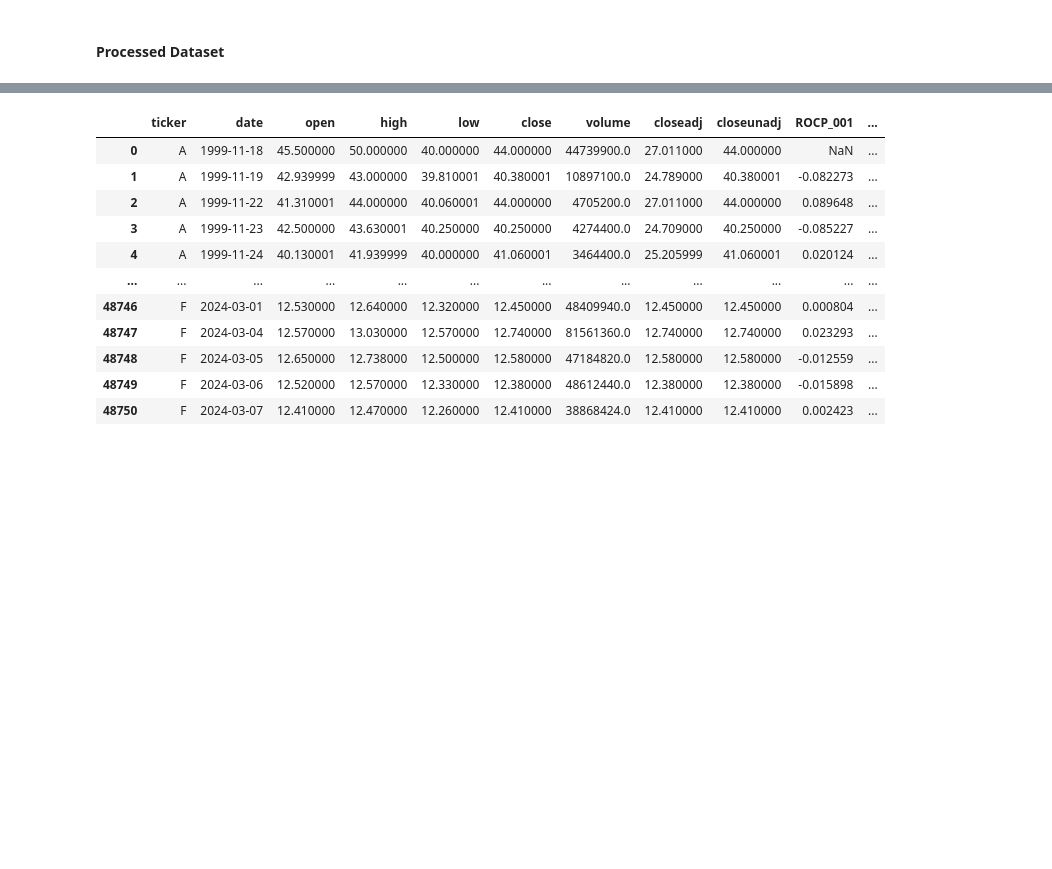
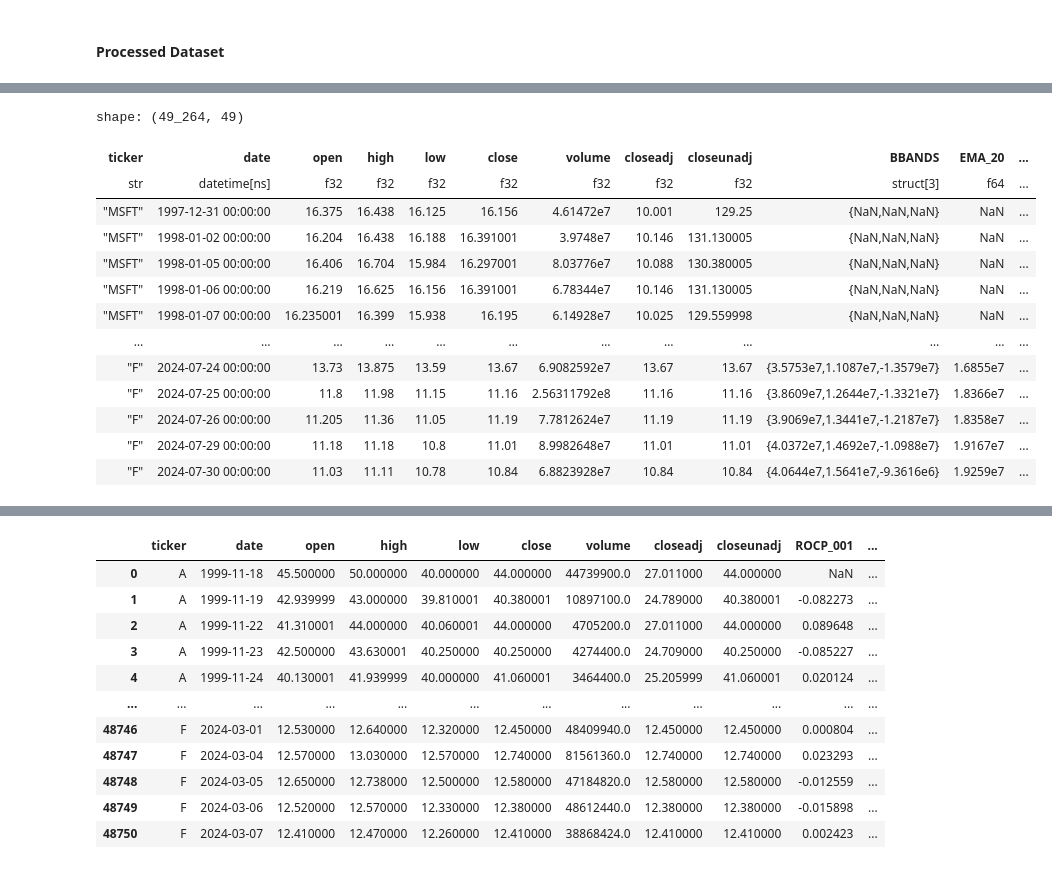
Before and after one commit to souzatharsis/sovai-public, a Jupyter notebook: notebooks/datasets/Pricing and Market Data.ipynb, the cells around one changed output, grey strips where cells are left out. Cells and saved outputs as stored; diff of their text form; code cells hidden in the pictures; blank space fills up the shorter version.

```diff
--- a/notebooks/datasets/Pricing and Market Data.ipynb
+++ b/notebooks/datasets/Pricing and Market Data.ipynb
@@ -142 +358,18 @@ df_polars.shape
+# %%
+df_polars_group
+# %% [output]
+shape: (49_264, 49)
+| ticker | date | open | high | low | close | volume | closeadj | closeunadj | BBANDS | EMA_20 | ... |
+| str | datetime[ns] | f32 | f32 | f32 | f32 | f32 | f32 | f32 | struct[3] | f64 | ... |
+| "MSFT" | 1997-12-31 00:00:00 | 16.375 | 16.438 | 16.125 | 16.156 | 4.61472e7 | 10.001 | 129.25 | {NaN,NaN,NaN} | NaN | ... |
+| "MSFT" | 1998-01-02 00:00:00 | 16.204 | 16.438 | 16.188 | 16.391001 | 3.9748e7 | 10.146 | 131.130005 | {NaN,NaN,NaN} | NaN | ... |
+| "MSFT" | 1998-01-05 00:00:00 | 16.406 | 16.704 | 15.984 | 16.297001 | 8.03776e7 | 10.088 | 130.380005 | {NaN,NaN,NaN} | NaN | ... |
+| "MSFT" | 1998-01-06 00:00:00 | 16.219 | 16.625 | 16.156 | 16.391001 | 6.78344e7 | 10.146 | 131.130005 | {NaN,NaN,NaN} | NaN | ... |
+| "MSFT" | 1998-01-07 00:00:00 | 16.235001 | 16.399 | 15.938 | 16.195 | 6.14928e7 | 10.025 | 129.559998 | {NaN,NaN,NaN} | NaN | ... |
+| … | … | … | … | … | … | … | … | … | … | … | ... |
+| "F" | 2024-07-24 00:00:00 | 13.73 | 13.875 | 13.59 | 13.67 | 6.9082592e7 | 13.67 | 13.67 | {3.5753e7,1.1087e7,-1.3579e7} | 1.6855e7 | ... |
+| "F" | 2024-07-25 00:00:00 | 11.8 | 11.98 | 11.15 | 11.16 | 2.56311792e8 | 11.16 | 11.16 | {3.8609e7,1.2644e7,-1.3321e7} | 1.8366e7 | ... |
+| "F" | 2024-07-26 00:00:00 | 11.205 | 11.36 | 11.05 | 11.19 | 7.7812624e7 | 11.19 | 11.19 | {3.9069e7,1.3441e7,-1.2187e7} | 1.8358e7 | ... |
+| "F" | 2024-07-29 00:00:00 | 11.18 | 11.18 | 10.8 | 11.01 | 8.9982648e7 | 11.01 | 11.01 | {4.0372e7,1.4692e7,-1.0988e7} | 1.9167e7 | ... |
+| "F" | 2024-07-30 00:00:00 | 11.03 | 11.11 | 10.78 | 10.84 | 6.8823928e7 | 10.84 | 10.84 | {4.0644e7,1.5641e7,-9.3616e6} | 1.9259e7 | ... |
 # %%
```
Also changed, not shown: parts of 15 cells of this notebook, 10 other files.
